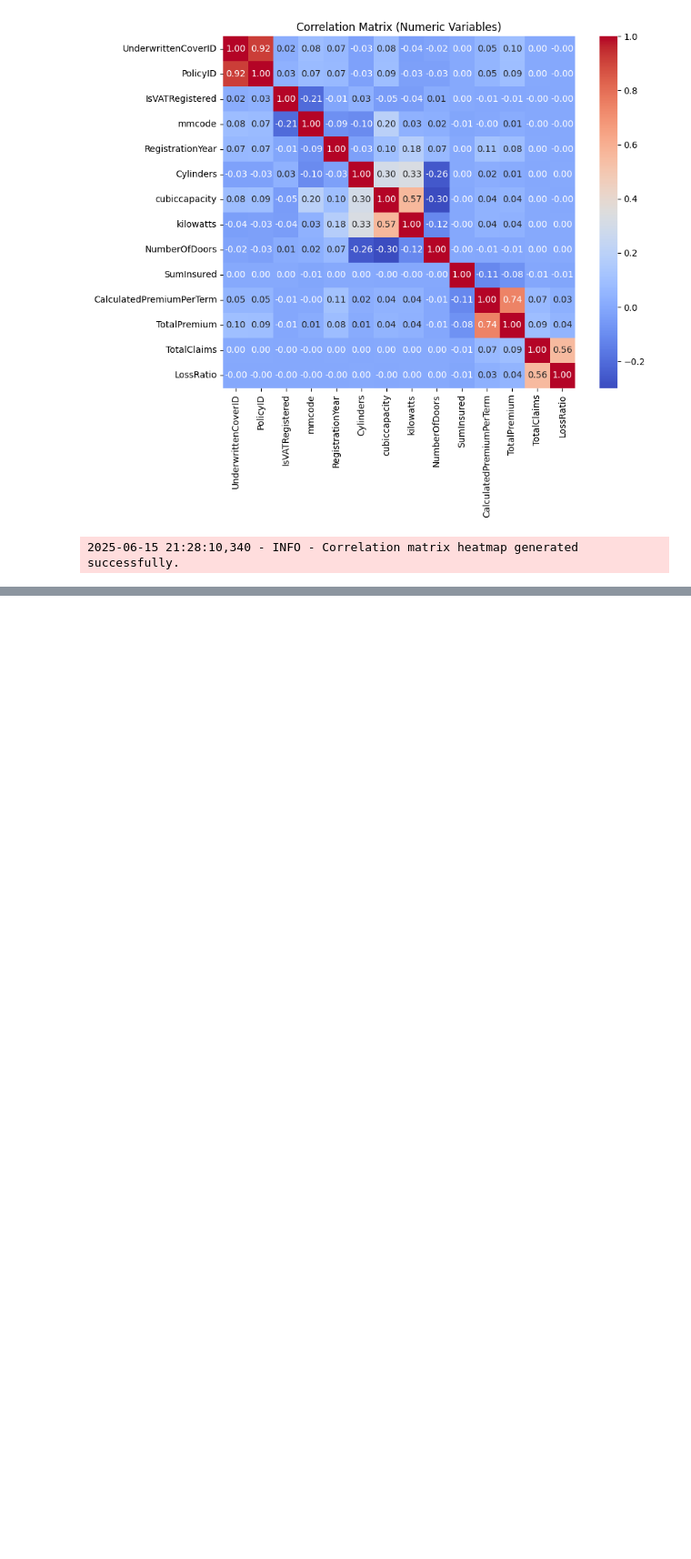
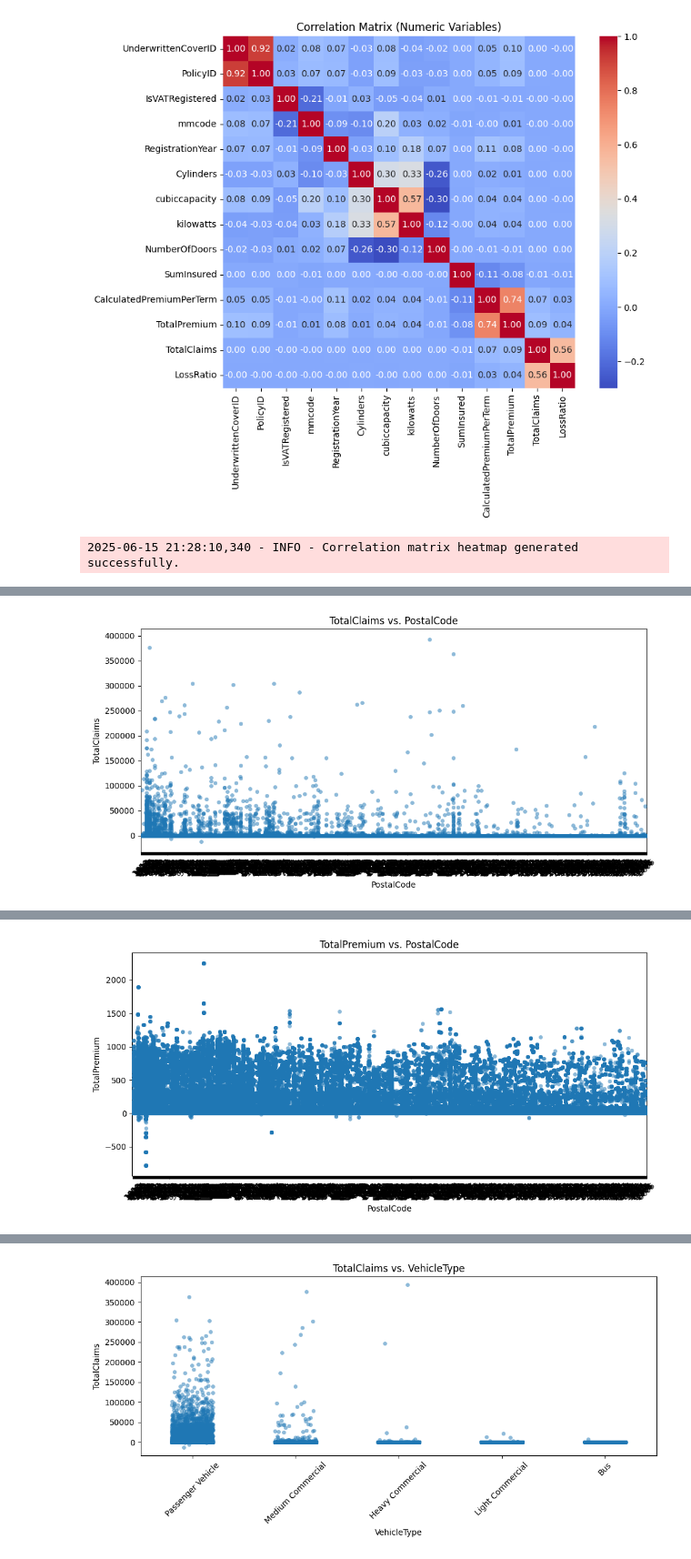
Before and after one commit to Ty-Miki/Insurance-risk-analysis, a Jupyter notebook: notebooks/EDA.ipynb, the cells around one changed output, grey strips where cells are left out. Shown at 91% size. Cells and saved outputs as stored; diff of their text form; code cells hidden in the pictures; blank space fills up the shorter version.

Commit message:
Created scatter plots between key numeric columns

```diff
--- a/notebooks/EDA.ipynb
+++ b/notebooks/EDA.ipynb
@@ -245,3 +245,10 @@ plotter.plot_correlation_matrix(df)
 # %% [output]
 [figure]
 2025-06-15 21:28:10,340 - INFO - Correlation matrix heatmap generated successfully.
+# %%
+plotter.plot_scatter_by_category(
+    df=df,
+    numeric_cols=["TotalClaims", "TotalPremium"],
+    categorical_cols=["PostalCode", "VehicleType"]
+)
+# %% [output]
@@ -247,0 +257 @@ plotter.plot_correlation_matrix(df)
+[figure, added]
@@ -247,0 +261 @@ plotter.plot_correlation_matrix(df)
+[figure, added]
@@ -247,0 +263 @@ plotter.plot_correlation_matrix(df)
+[figure, added]
```
Also changed, not shown: parts of 2 cells of this notebook, 1 other file.
